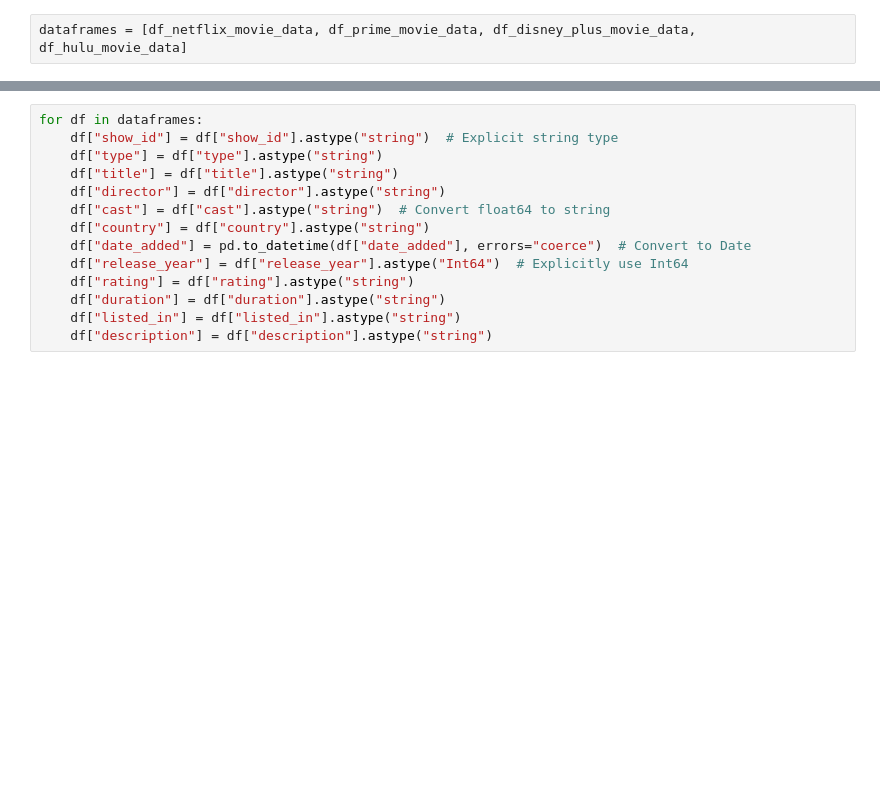
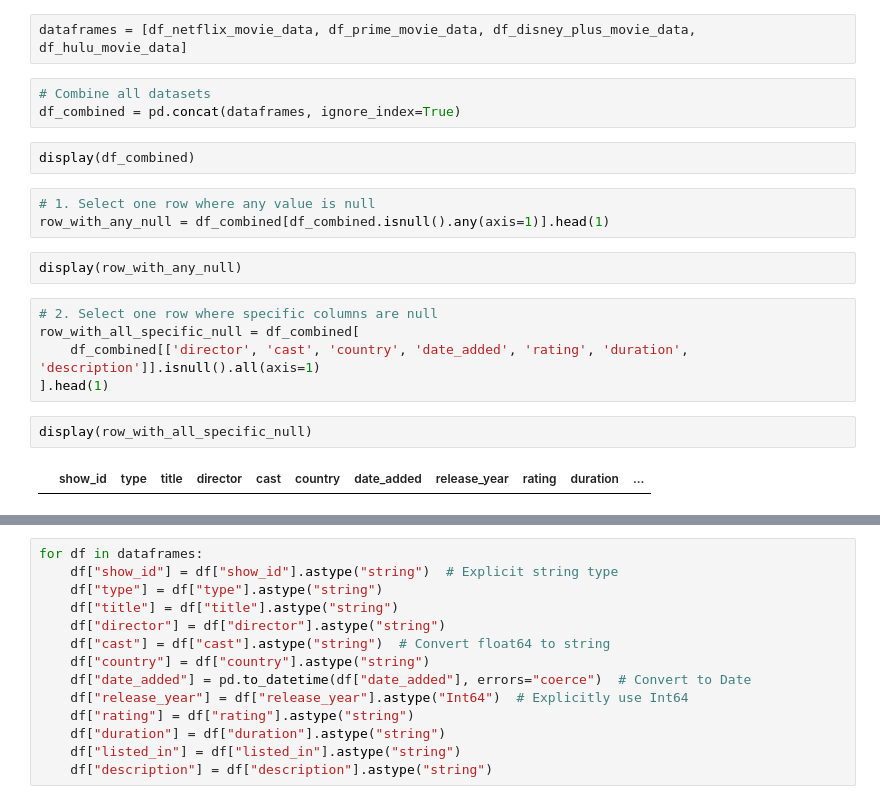
Before and after one commit to Krauser24816/OTT_movie_data_analysis, a Jupyter notebook: Analysis_and_SQL_insert.ipynb, the cells around one changed output, grey strips where cells are left out. Cells and saved outputs as stored; diff of their text form; blank space fills up the shorter version.

```diff
--- a/Analysis_and_SQL_insert.ipynb
+++ b/Analysis_and_SQL_insert.ipynb
@@ -74,3 +60,22 @@ Other approaches:
 - I can use Hash tables for this but it will be take most of the memory for it. It would be better to go for Database as I would be taking it's help for data wrangling also.
 # %%
 dataframes = [df_netflix_movie_data, df_prime_movie_data, df_disney_plus_movie_data, df_hulu_movie_data]
+# %%
+# Combine all datasets
+df_combined = pd.concat(dataframes, ignore_index=True)
+# %%
+display(df_combined)
+# %%
+# 1. Select one row where any value is null
+row_with_any_null = df_combined[df_combined.isnull().any(axis=1)].head(1)
+# %%
+display(row_with_any_null)
+# %%
+# 2. Select one row where specific columns are null
+row_with_all_specific_null = df_combined[
+    df_combined[['director', 'cast', 'country', 'date_added', 'rating', 'duration', 'description']].isnull().all(axis=1)
+].head(1)
+# %%
+display(row_with_all_specific_null)
+# %% [output]
+|  | show_id | type | title | director | cast | country | date_added | release_year | rating | duration | ... |
```
Also changed, not shown: parts of 8 cells of this notebook, 1 other file.
